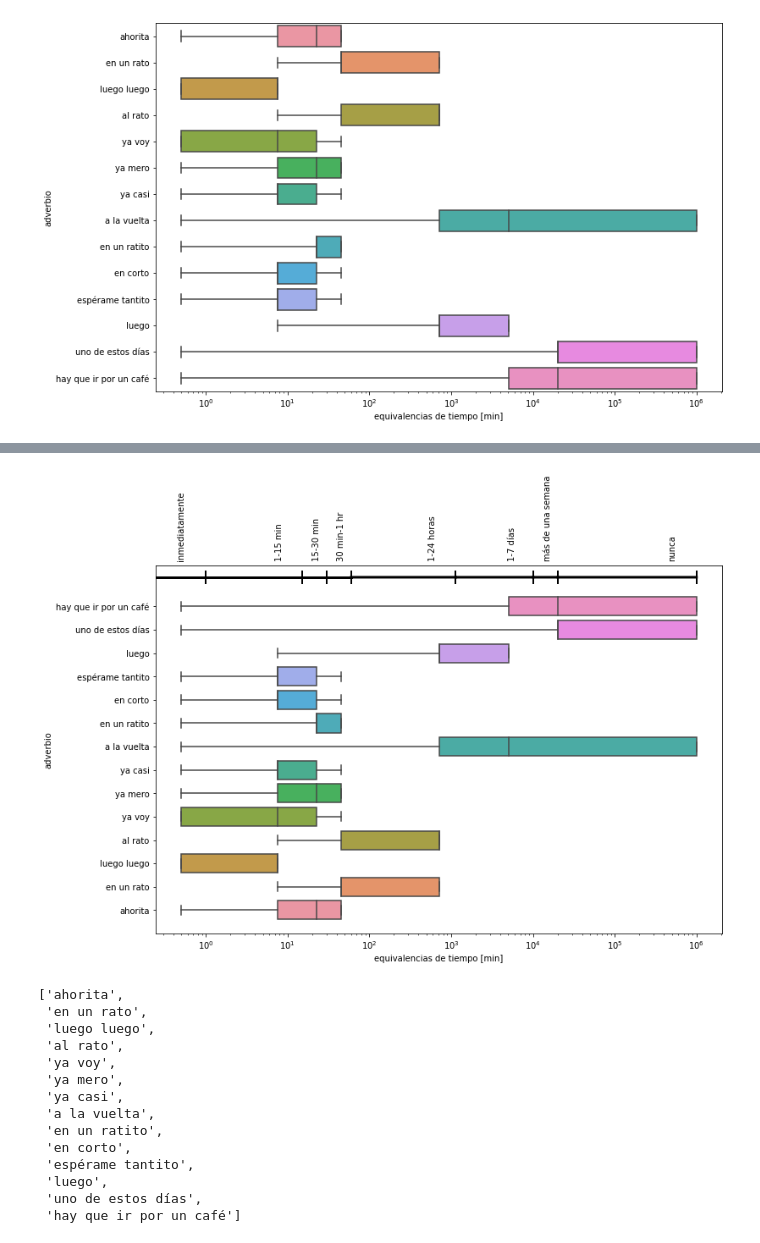
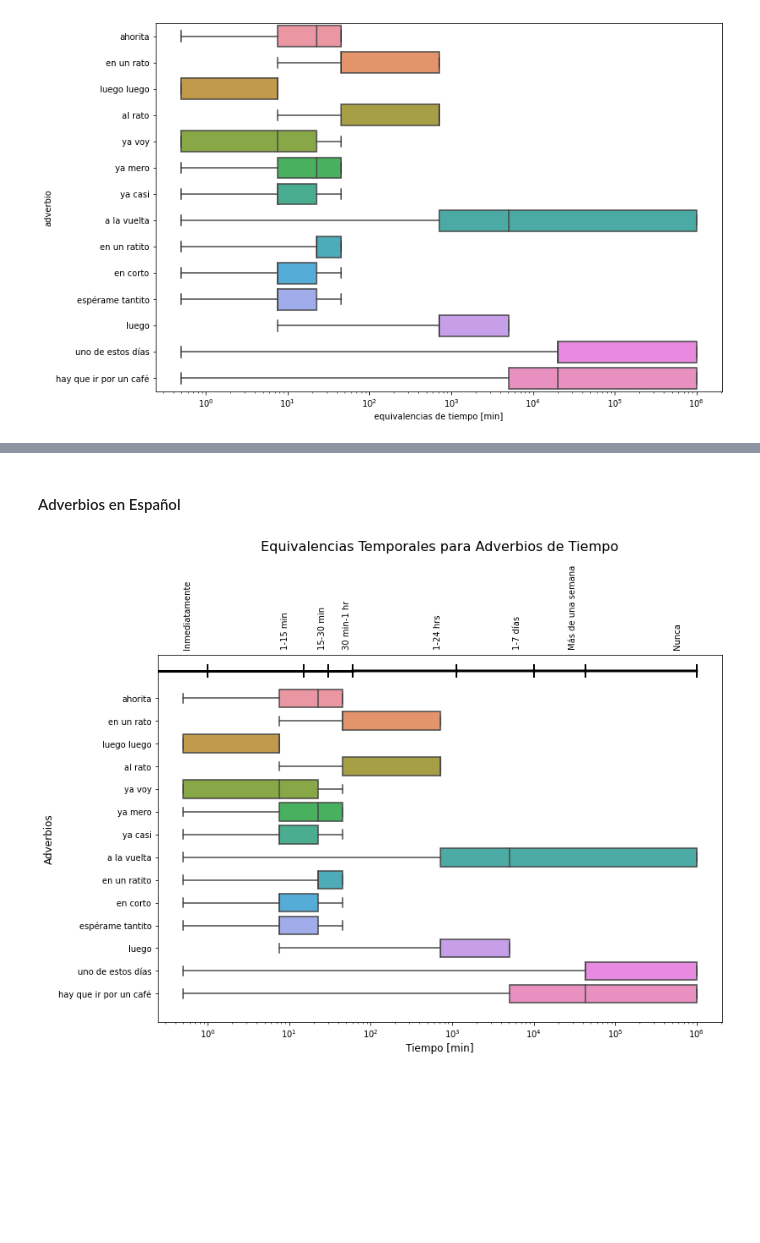
Before and after one commit to marchy-march/Adverb_Timeline, a Jupyter notebook: Timeline of Adverbs .ipynb, the cells around one changed output, grey strips where cells are left out. Saved outputs shown, nothing was run; the diff lists cells and outputs as text; code cells hidden in the pictures; blank space fills up the shorter version.

```diff
--- a/Timeline of Adverbs .ipynb
+++ b/Timeline of Adverbs .ipynb
@@ -295,44 +223,0 @@ def brackets2(ax, xmin, xmax, y, text):
-# %%
-fig_dims = (12, 8)
-fig, ax = plt.subplots(figsize=fig_dims)
-
-boxplot4 = sns.boxplot(x="equivalencias de tiempo [min]", y="adverbio", data=resp, showfliers = False, width = 0.8, ax = ax)
-boxplot4.set(xscale="log")
-boxplot4.set_ylim(-1, 14.75)
-
-brackets2(ax, 0, 1, 14.25, 'inmediatamente')
-brackets2(ax, 1, 15, 14.25,  '1-15 min')
-brackets2(ax, 15, 30, 14.25, '15-30 min')
-brackets2(ax, 30, 60, 14.25,  '30 min-1 hr')
-brackets2(ax, 60, 1140, 14.25, '1-24 horas')
-brackets2(ax, 1140, 10080, 14.25,  '1-7 días')
-brackets2(ax, 10080, 20160, 14.25, 'más de una semana')
-brackets2(ax, 20160, 1000000, 14.25,  'nunca')
-
-
-plt.show()
-
-##change ylim to 14.75, -1 to have "ahorita" as the first adverb. this will make axis upside down tho, so we will need to change coordinates for the range labels
-##automate the y=14.25
-# %% [output]
-[figure, removed]
-# %%
-adv = list(resp)
-adv.remove('Timestamp')
-adv.remove('edad')
-adv
-# %% [output]
-['ahorita',
- 'en un rato',
- 'luego luego',
- 'al rato',
- 'ya voy',
- 'ya mero',
- 'ya casi',
- 'a la vuelta',
- 'en un ratito',
- 'en corto',
- 'espérame tantito',
- 'luego',
- 'uno de estos días',
- 'hay que ir por un café']
@@ -338,0 +248,27 @@ adv
+# %% [markdown]
+#### Adverbios en Español
+# %%
+fig_dims = (12, 8)
+fig, ax = plt.subplots(figsize=fig_dims)
+
+adv_esp = sns.boxplot(x="equivalencias de tiempo [min]", y="adverbio", data=resp, showfliers = False, width = 0.8, ax = ax)
+adv_esp.set(xscale="log")
+adv_esp.set_ylim(14.25, -1.9)
+
+plt.xlabel("Tiempo [min]", fontsize=12)
+plt.ylabel("Adverbios", fontsize=12)
+ax.set_title("Equivalencias Temporales para Adverbios de Tiempo", y=1.27, fontsize=16)
+
+time_range(ax, 0, 1, -1.2, 'Inmediatamente')
+time_range(ax, 1, 15, -1.2,  '1-15 min')
+time_range(ax, 15, 30, -1.2, '15-30 min')
+time_range(ax, 30, 60, -1.2,  '30 min-1 hr')
+time_range(ax, 60, 1140, -1.2, '1-24 hrs')
+time_range(ax, 1140, 10080, -1.2,  '1-7 días')
+time_range(ax, 10080, 43200, -1.2, 'Más de una semana')
+time_range(ax, 43200, 1000000, -1.2,  'Nunca')
+
+
+plt.show()
+# %% [output]
+[figure, added]
```
Also changed, not shown: parts of 25 cells of this notebook.
